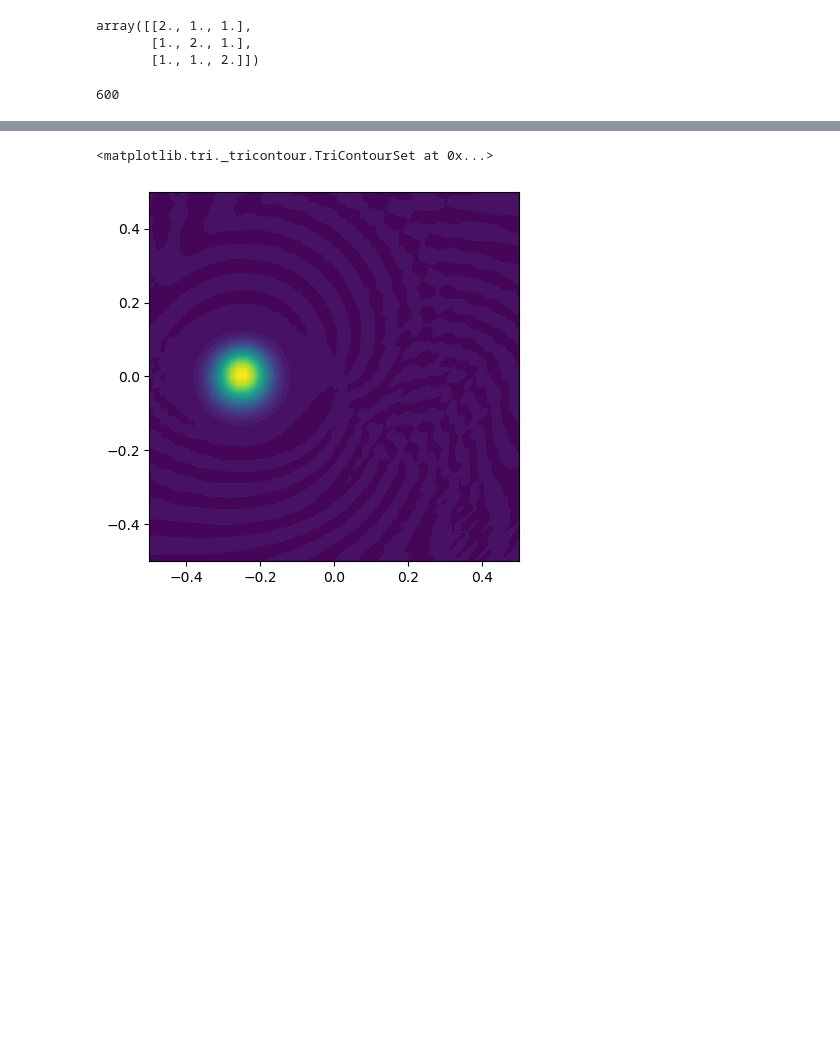
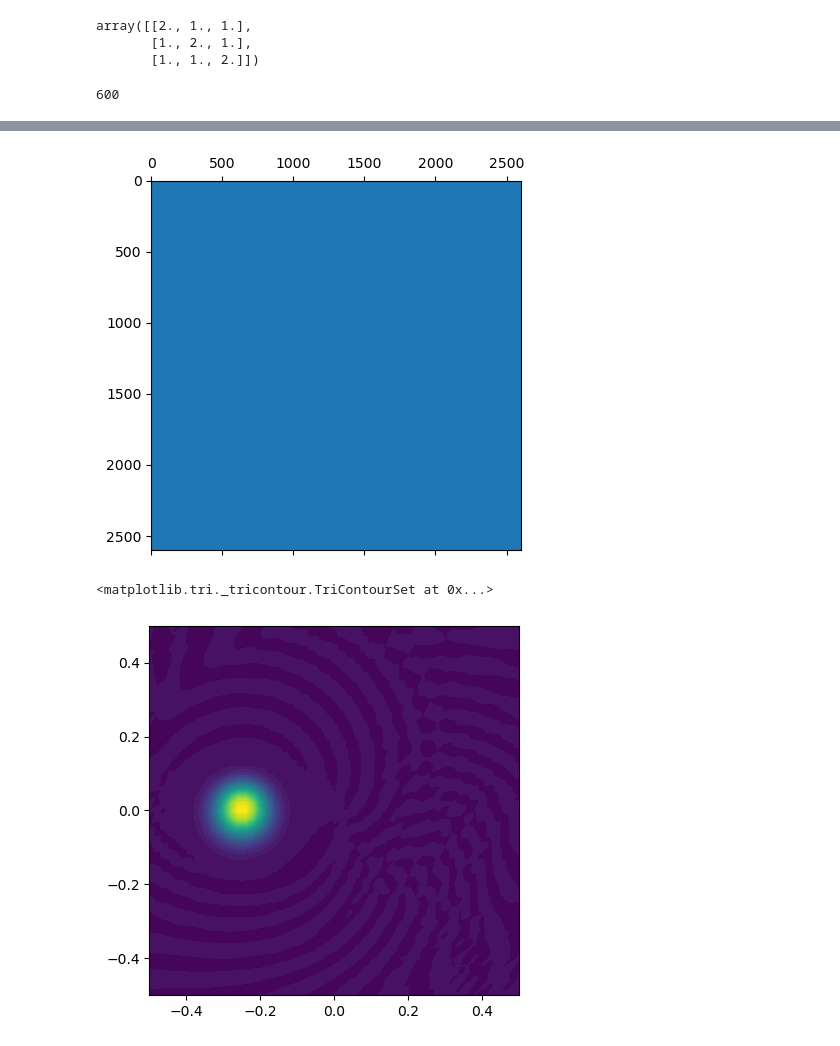
Before and after one commit to Sebastian-gomezC/Exponencial_time_schemes, a Jupyter notebook: difusion_tracendente/difusion_transitoria_homogeneo.ipynb, the cells around one changed output, grey strips where cells are left out. Cells and saved outputs as stored; diff of their text form; code cells hidden in the pictures; blank space fills up the shorter version.

```diff
--- a/difusion_tracendente/difusion_transitoria_homogeneo.ipynb
+++ b/difusion_tracendente/difusion_transitoria_homogeneo.ipynb
@@ -230,6 +228,11 @@ step:198 of 200 time= 1.5629423451609166
 3.677934008506754
 step:199 of 200 time= 1.570796326794891
 3.676647864814808
+# %%
+plt.spy(A)
+plt.show()
+# %% [output]
+[figure, added]
 # %%
 plot(u_)
 # %% [output]
```
Also changed, not shown: parts of 2 cells of this notebook, 10 other files.
